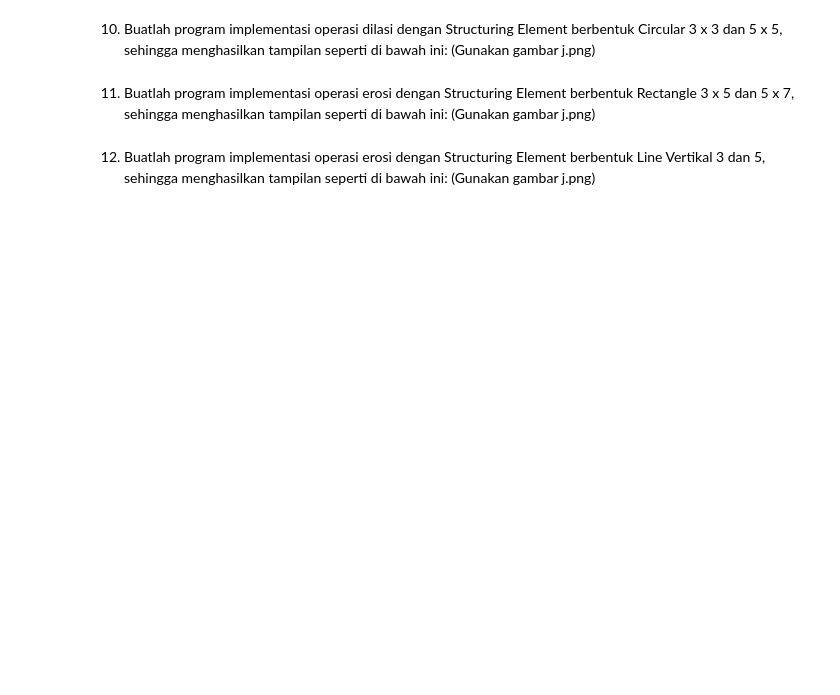
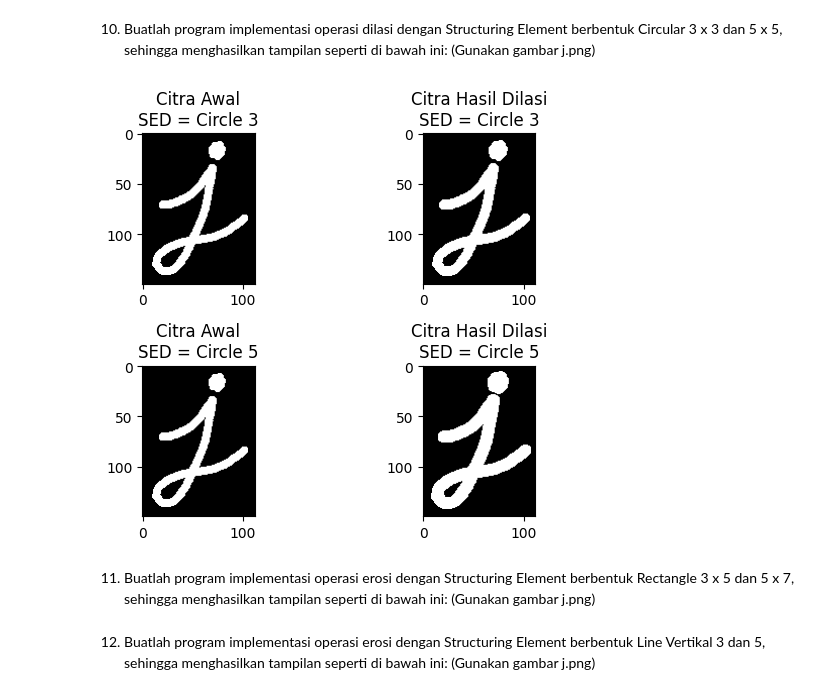
Before and after one commit to armand010/PCVK_Ganjil_2024, a Jupyter notebook: PCVK_Week_9_03.ipynb, the cells around one changed output. Saved outputs shown, nothing was run; the diff lists cells and outputs as text; code cells hidden in the pictures; blank space fills up the shorter version.

```diff
--- a/PCVK_Week_9_03.ipynb
+++ b/PCVK_Week_9_03.ipynb
@@ -229,6 +264,41 @@ gambar j.png)
 10. Buatlah program implementasi operasi dilasi dengan Structuring Element berbentuk
 Circular 3 x 3 dan 5 x 5, sehingga menghasilkan tampilan seperti di bawah ini:
 (Gunakan gambar j.png)
+# %%
+# Gambar yang digunakan
+jImg = j_Img.copy()
+
+# Kernel dengan Structuing Element
+kernel3 = cv2.getStructuringElement(cv2.MORPH_ELLIPSE, (3, 3))
+
+kernel5 = cv2.getStructuringElement(cv2.MORPH_ELLIPSE, (5, 5))
+
+# Fungsi dilasi gambar
+dilated3 = cv2.dilate(jImg, kernel3, iterations=1)
+
+dilated5 = cv2.dilate(jImg, kernel5, iterations=1)
+
+# Menampilkan hasil
+plt.subplot(221)
+plt.title('Citra Awal\nSED = Circle 3')
+plt.imshow(jImg)
+
+plt.subplot(222)
+plt.title('Citra Hasil Dilasi\nSED = Circle 3')
+plt.imshow(dilated3)
+
+plt.subplot(223)
+plt.title('Citra Awal\nSED = Circle 5')
+plt.imshow(jImg)
+
+plt.subplot(224)
+plt.title('Citra Hasil Dilasi\nSED = Circle 5')
+plt.imshow(dilated5)
+
+plt.tight_layout()
+plt.show()
+# %% [output]
+[figure, added]
 # %% [markdown]
 11. Buatlah program implementasi operasi erosi dengan Structuring Element berbentuk
 Rectangle 3 x 5 dan 5 x 7, sehingga menghasilkan tampilan seperti di bawah ini:
```
Also changed, not shown: parts of 1 cell of this notebook.
